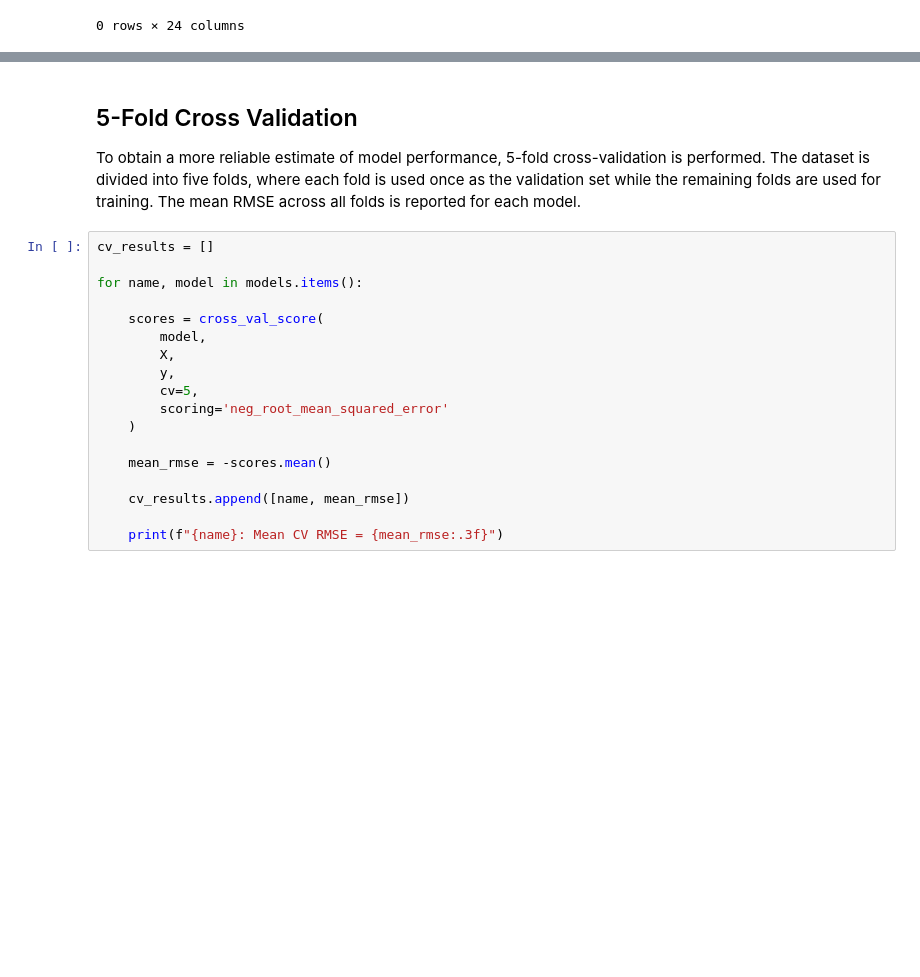
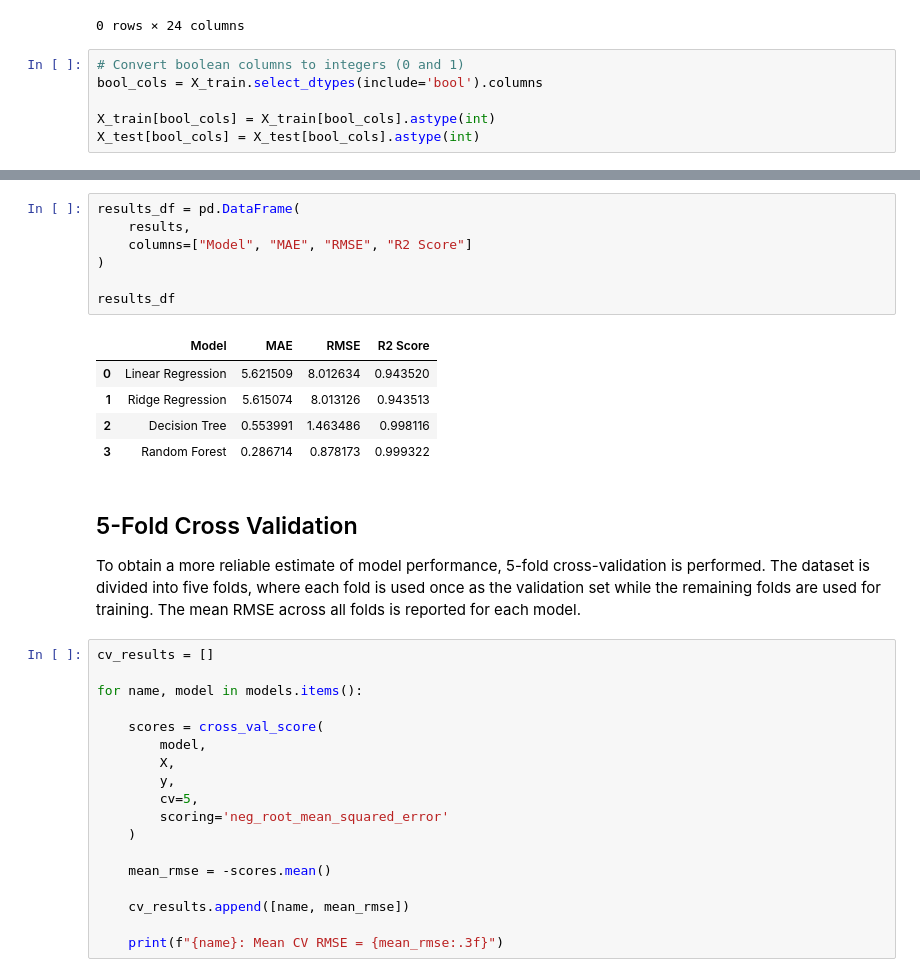
Before and after one commit to hania-sajjad/Week-2-Task, a Jupyter notebook: week2_baseline_models.ipynb, the cells around one changed output, grey strips where cells are left out. Drawn from its saved outputs; the diff is of its cells as text; blank space fills up the shorter version.

```diff
--- a/week2_baseline_models.ipynb
+++ b/week2_baseline_models.ipynb
@@ -236,4 +236,10 @@ Total missing values: 0
 Series([], dtype: int64)
 |  | Lagging_Current_Reactive.Power_kVarh | Leading_Current_Reactive_Power_kVarh | Lagging_Current_Power_Factor | Leading_Current_Power_Factor | NSM | ... |
 0 rows × 24 columns
+# %%
+# Convert boolean columns to integers (0 and 1)
+bool_cols = X_train.select_dtypes(include='bool').columns
+
+X_train[bool_cols] = X_train[bool_cols].astype(int)
+X_test[bool_cols] = X_test[bool_cols].astype(int)
 # %%
@@ -285,3 +292,16 @@ R²  : 0.999
+# %%
+results_df = pd.DataFrame(
+    results,
+    columns=["Model", "MAE", "RMSE", "R2 Score"]
+)
+
+results_df
+# %% [output]
+|  | Model | MAE | RMSE | R2 Score |
+| 0 | Linear Regression | 5.621509 | 8.012634 | 0.943520 |
+| 1 | Ridge Regression | 5.615074 | 8.013126 | 0.943513 |
+| 2 | Decision Tree | 0.553991 | 1.463486 | 0.998116 |
+| 3 | Random Forest | 0.286714 | 0.878173 | 0.999322 |
 # %% [markdown]
  ## 5-Fold Cross Validation
 
```
Also changed, not shown: parts of 3 cells of this notebook.
